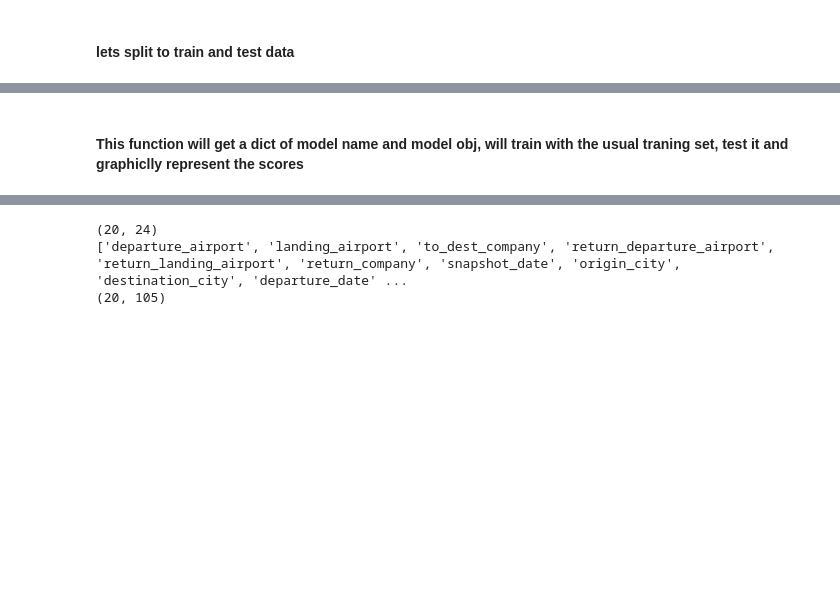
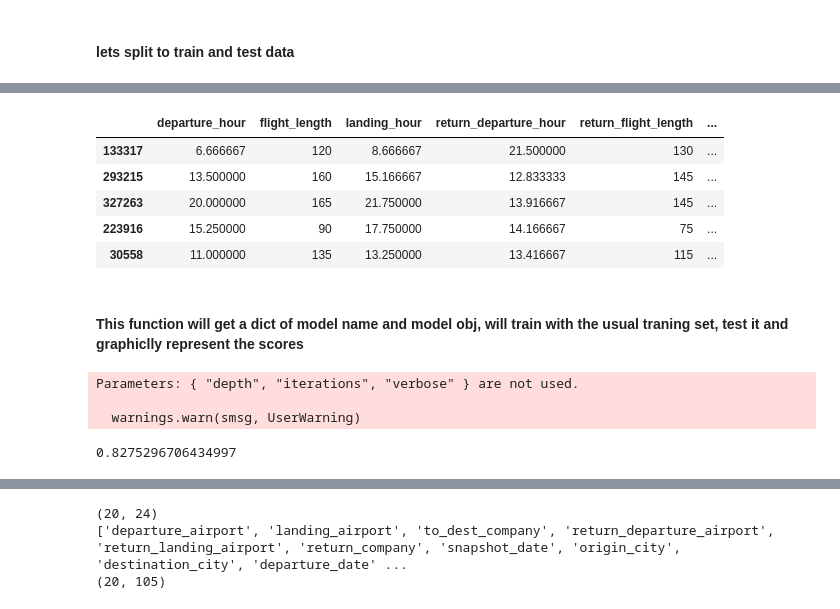
Before and after one commit to Shlezman/DS-Scarping, a Jupyter notebook: project.ipynb, the cells around one changed output, grey strips where cells are left out. Saved outputs shown, nothing was run; the diff lists cells and outputs as text; code cells hidden in the pictures; blank space fills up the shorter version.

```diff
--- a/project.ipynb
+++ b/project.ipynb
@@ -837 +854,10 @@ we can exclude the corr(return_flight_lenght,flight_lenght) because its the same
+# %%
+X.head()
+# %% [output]
+|  | departure_hour | flight_length | landing_hour | return_departure_hour | return_flight_length | ... |
+| 133317 | 6.666667 | 120 | 8.666667 | 21.500000 | 130 | ... |
+| 293215 | 13.500000 | 160 | 15.166667 | 12.833333 | 145 | ... |
+| 327263 | 20.000000 | 165 | 21.750000 | 13.916667 | 145 | ... |
+| 223916 | 15.250000 | 90 | 17.750000 | 14.166667 | 75 | ... |
+| 30558 | 11.000000 | 135 | 13.250000 | 13.416667 | 115 | ... |
 # %%
@@ -896,2 +874,10 @@ def evaluate_models(train, y, only_numerical = False):
+# %%
+xgb_model = XGBRegressor(iterations=500, learning_rate=0.1, depth=10, verbose=200).fit(X,y)
+xgb_model.score(X, y)
+# %% [output]
+Parameters: { "depth", "iterations", "verbose" } are not used.
+
+  warnings.warn(smsg, UserWarning)
+0.8275296706434997
 # %%
 from sklearn.model_selection import KFold, cross_val_score
```
Also changed, not shown: parts of 29 cells of this notebook.
